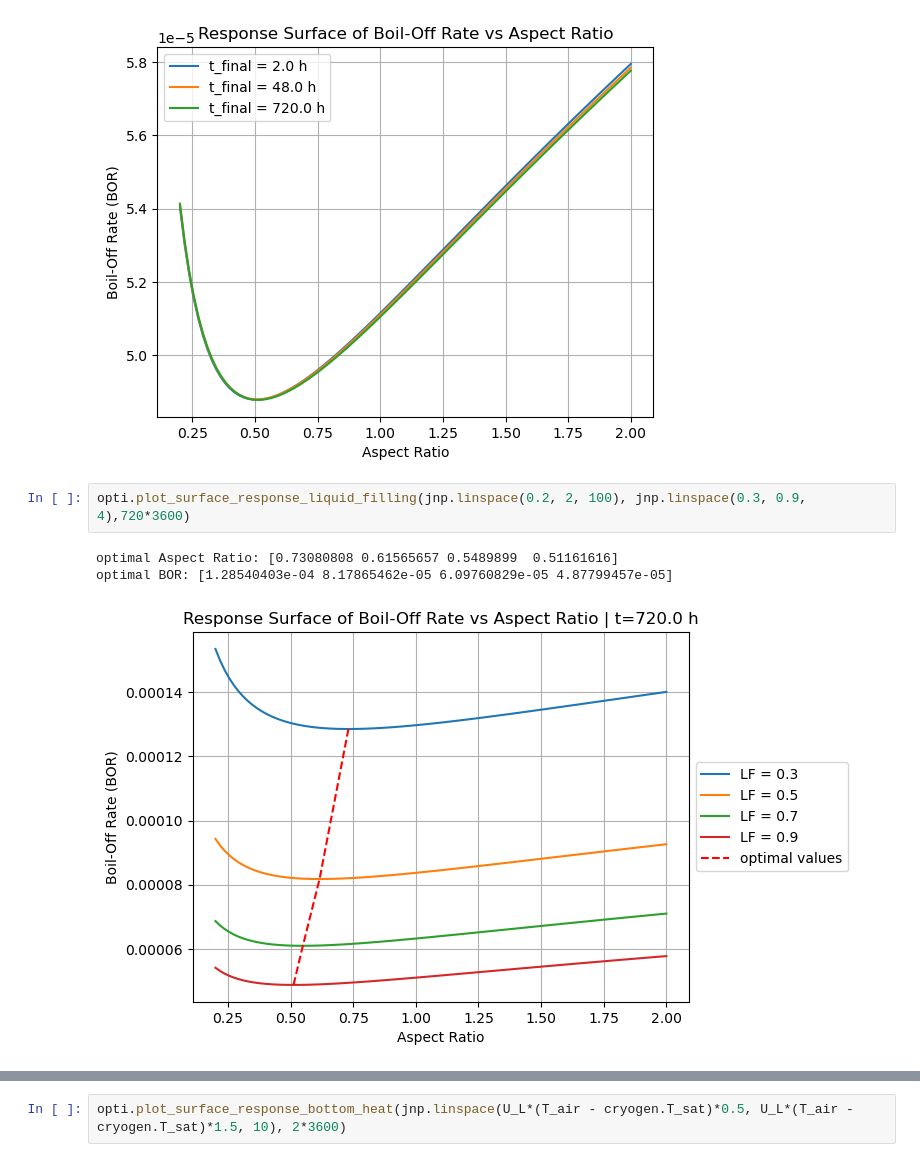
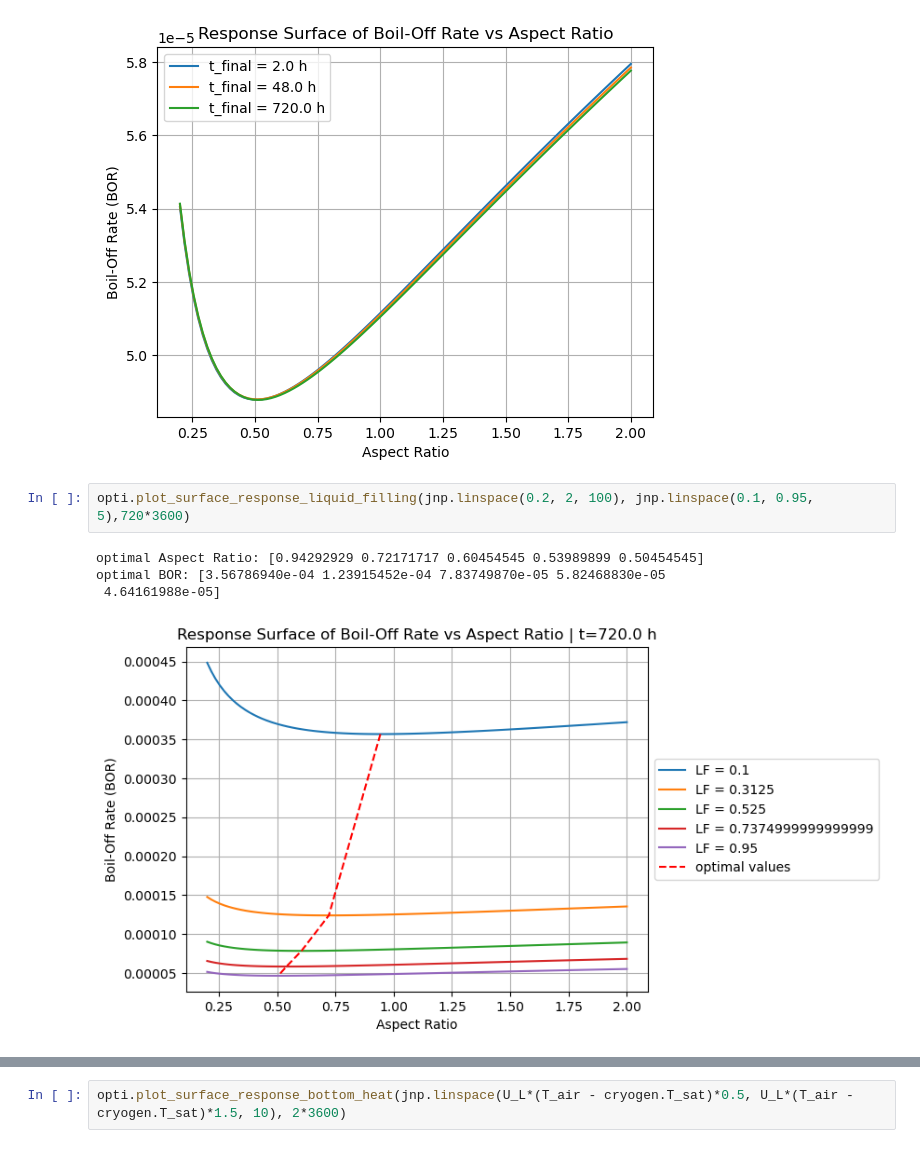
Before and after one commit to felipehuerta17/CryoEvap, a Jupyter notebook: notebooks/ammonia_large_720h_JAX.ipynb, the cells around one changed output, grey strips where cells are left out. Drawn from its saved outputs; the diff is of its cells as text.

Commit message:
se agregan los notebooks editados para los casos de thermal aspect ratio

```diff
--- a/notebooks/ammonia_large_720h_JAX.ipynb
+++ b/notebooks/ammonia_large_720h_JAX.ipynb
@@ -139,8 +139,9 @@ opti.plot_surface_response(jnp.linspace(0.2, 2, 100), 720*3600)
 # %% [output]
 [figure]
 # %%
-opti.plot_surface_response_liquid_filling(jnp.linspace(0.2, 2, 100), jnp.linspace(0.3, 0.9, 4),720*3600)
+opti.plot_surface_response_liquid_filling(jnp.linspace(0.2, 2, 100), jnp.linspace(0.1, 0.95, 5),720*3600)
 # %% [output]
-optimal Aspect Ratio: [0.73080808 0.61565657 0.5489899  0.51161616]
-optimal BOR: [1.28540403e-04 8.17865462e-05 6.09760829e-05 4.87799457e-05]
+optimal Aspect Ratio: [0.94292929 0.72171717 0.60454545 0.53989899 0.50454545]
+optimal BOR: [3.56786940e-04 1.23915452e-04 7.83749870e-05 5.82468830e-05
+ 4.64161988e-05]
-[figure, old version]
+[figure, new version]
```
Also changed, not shown: parts of 2 cells of this notebook, 3 other files.
